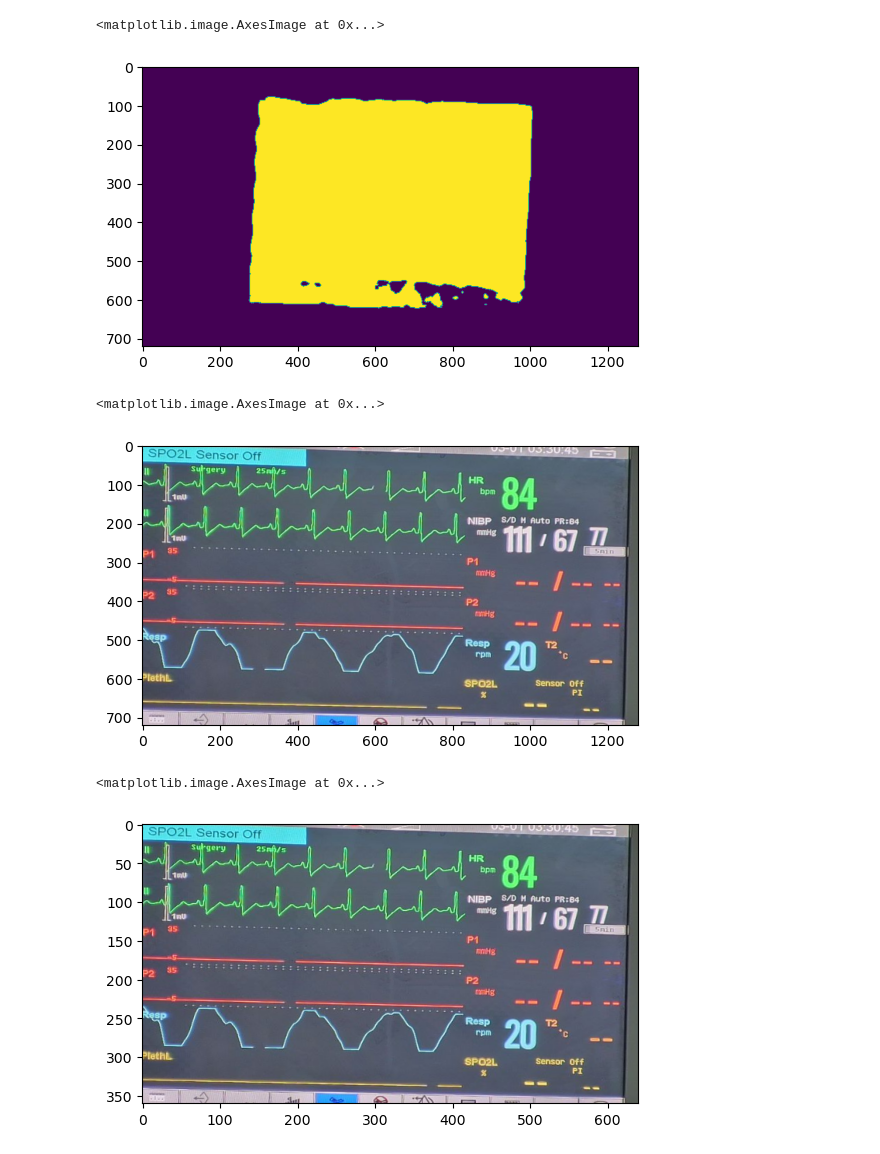
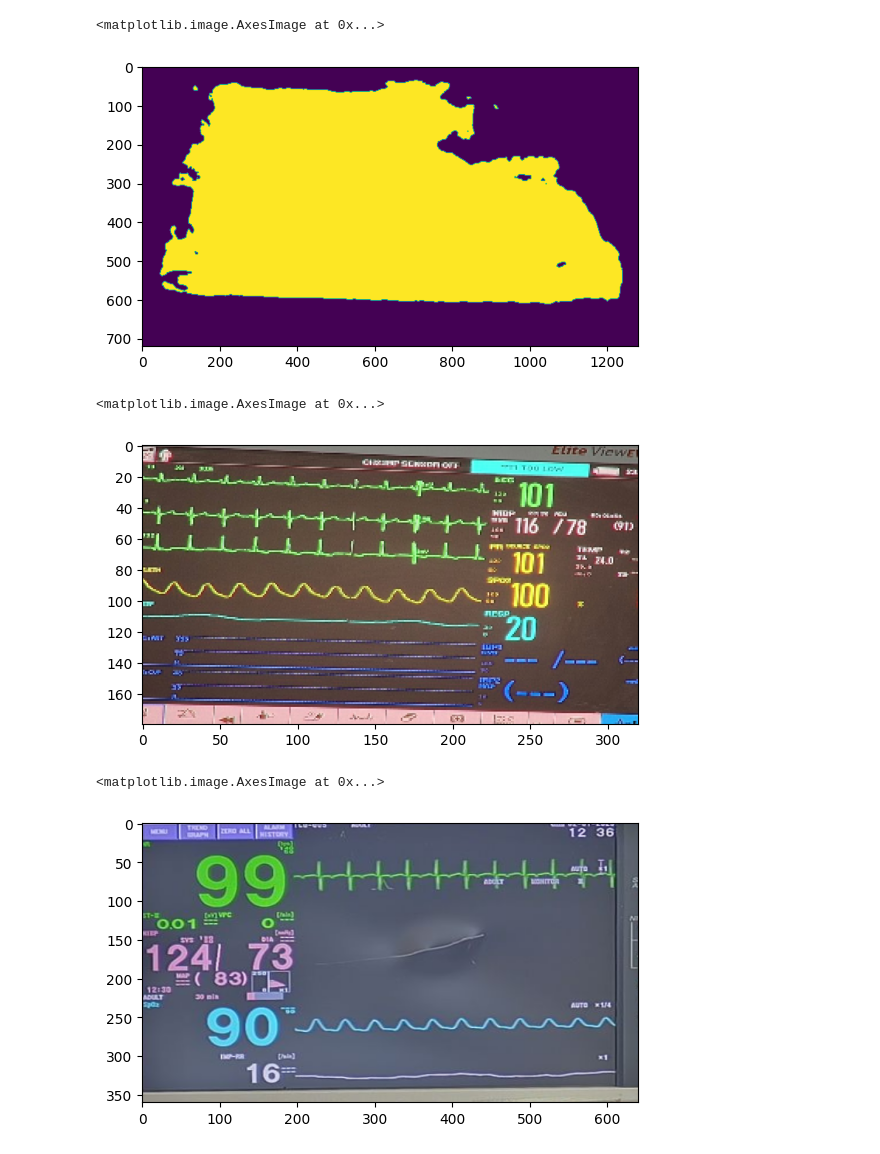
Before and after one commit to COPS-IITBHU/Vital-Extraction-Challenge, a Jupyter notebook: main.ipynb, the cells around one changed output. Drawn from its saved outputs; the diff is of its cells as text; code cells hidden in the pictures.

```diff
--- a/main.ipynb
+++ b/main.ipynb
@@ -44,21 +75,39 @@ def get_text(crop_img, det=False, rec=False):
 # %%
 %%time
 ## EVALUATION ON EACH IMAGE
-TEST_IMG_DIR = "test_data"
+TEST_IMG_DIR = "val/BPL-EliteView-EV10-B_Meditec-England-A"
 imlis = os.listdir(TEST_IMG_DIR)
-imloc = f"{TEST_IMG_DIR}/{imlis[17]}"
+imloc = f"{TEST_IMG_DIR}/{imlis[30]}"
 
 image = cv2.cvtColor(cv2.imread(imloc), cv2.COLOR_BGR2RGB)
-mask = segmentation.maskPred(image)
-# print(mask)
-(detector_io, class_io) =  correct_perspective.correctPerspective(image, mask)
+ocr_io = cv2.resize(image, (320, 180))
+class_io = cv2.resize(image, (640, 360))
+# mask = segmentation.maskPred(image)
+# # print(mask)
+# (ocr_io, class_io, orig_io) =  correct_perspective.correctPerspective(image, mask)
 label = classifier.classification(class_io)
-# result =  OCR.get_text(detector_io, det=True)
-# for idx in range(len(result)):
-# bounding_boxes = text_detection.get_boxes(class_io)
+if label==1:
+    candidates =  OCR.get_text(class_io, det=True)
+else:
+    print("here")
+    candidates =  OCR.get_text(ocr_io, det=True)
+can = candidates[0]
 
-# print(bounding_boxes)
+result = {}
+for line in can:
+    bbox = line[0]
+    txt = line[1][0]
+    confidence = line[1][1]
+    # print(bbox, txt, confidence)
+    pred = ru.class_pred(txt)
+    if len(pred)>0:
+        clas = pred[0]
+        if(clas=="BP"):
+            result[pred[1][0][0]] = pred[1][0][1]
+            result[pred[1][1][0]] = pred[1][1][1]
+    print(txt ,"-", len(pred))
 
+print(result)
 
 # bounding_boxes1 = list(np.expand_dims(np.round(np.array(bounding_boxes)).astype(np.int32), 2))
 
@@ -111,14 +170,14 @@ plt.imshow(image)
 plt.imshow(mask)
 # %% [output]
 <matplotlib.image.AxesImage at 0x...>
-[figure, old version]
+[figure, new version]
 # %%
-plt.imshow(detector_io)
+plt.imshow(ocr_io)
 # %% [output]
 <matplotlib.image.AxesImage at 0x...>
-[figure, old version]
+[figure, new version]
 # %%
 plt.imshow(class_io)
 # %% [output]
 <matplotlib.image.AxesImage at 0x...>
-[figure, old version]
+[figure, new version]
```
Also changed, not shown: parts of 20 cells of this notebook, 4 other files.
